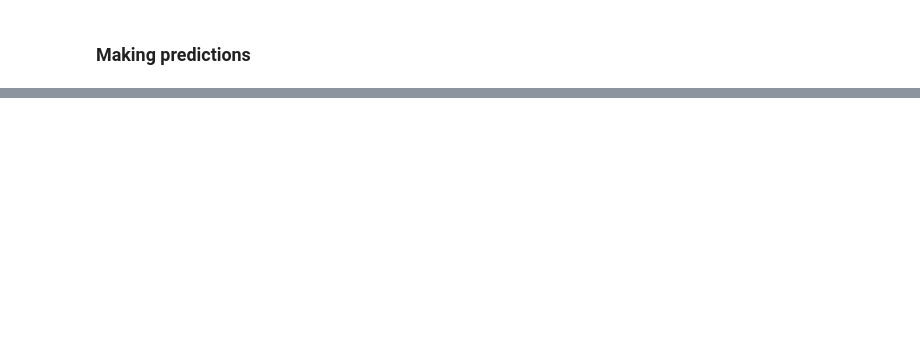
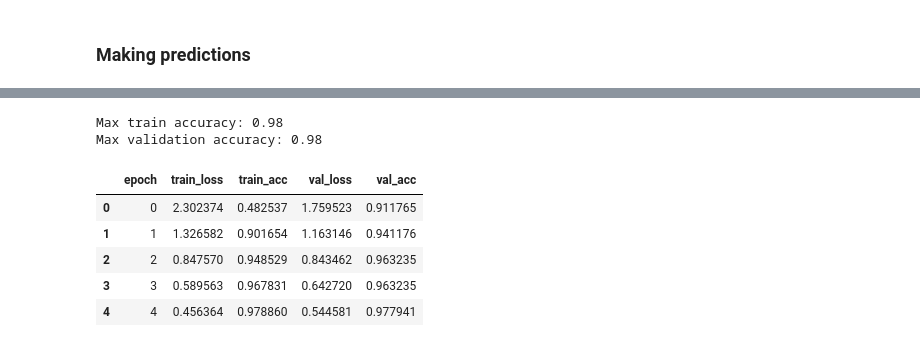
Before and after one commit to yusufbrima/FlowersNet, a Jupyter notebook: Play.ipynb, the cells around one changed output, grey strips where cells are left out. Cells and saved outputs as stored; diff of their text form; code cells hidden in the pictures; blank space fills up the shorter version.

```diff
--- a/Play.ipynb
+++ b/Play.ipynb
@@ -156,3 +158,22 @@ plt.legend()
+# %%
+# get max train, validation
+df = pd.read_csv("Results/history_resnet50.csv")
+max_train_acc = df["train_acc"].max()
+max_val_acc = df["val_acc"].max()
+max_train_loss = df["train_loss"].min()
+max_val_loss = df["val_loss"].max()
+print(f"Max train accuracy: {max_train_acc:.2f}")
+print(f"Max validation accuracy: {max_val_acc:.2f}")
+df
+# %% [output]
+Max train accuracy: 0.98
+Max validation accuracy: 0.98
+|  | epoch | train_loss | train_acc | val_loss | val_acc |
+| 0 | 0 | 2.302374 | 0.482537 | 1.759523 | 0.911765 |
+| 1 | 1 | 1.326582 | 0.901654 | 1.163146 | 0.941176 |
+| 2 | 2 | 0.847570 | 0.948529 | 0.843462 | 0.963235 |
+| 3 | 3 | 0.589563 | 0.967831 | 0.642720 | 0.963235 |
+| 4 | 4 | 0.456364 | 0.978860 | 0.544581 | 0.977941 |
 # %%
 # plot train and validation accuracy curves
 plt.figure(figsize=(8, 6))
```
Also changed, not shown: parts of 9 cells of this notebook, 9 other files.
